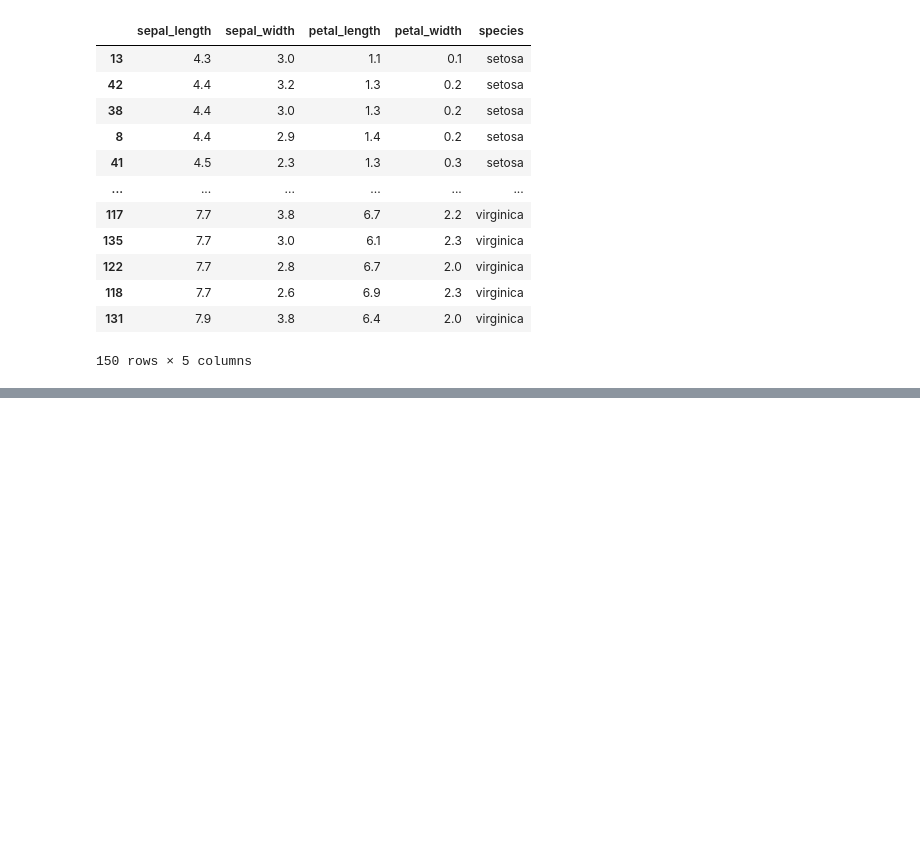
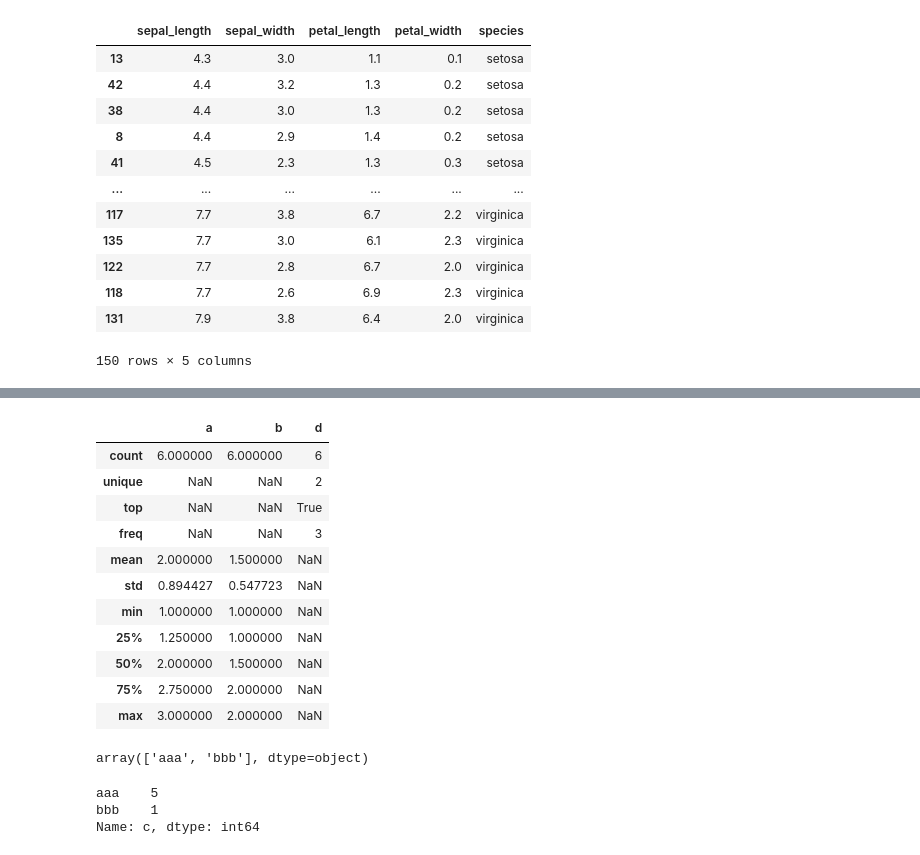
Before and after one commit to Youngsshin/ai_x, a Jupyter notebook: source/01_python/ch11_데이터프레임과시리즈(Pandas)_1~8절.ipynb, the cells around one changed output, grey strips where cells are left out. Cells and saved outputs as stored; diff of their text form; code cells hidden in the pictures; blank space fills up the shorter version.

```diff
--- a/source/01_python/ch11_데이터프레임과시리즈(Pandas)_1~8절.ipynb
+++ b/source/01_python/ch11_데이터프레임과시리즈(Pandas)_1~8절.ipynb
@@ -1413,0 +1653,25 @@ iris
+# %%
+df.describe(exclude=object) # object형인 컬럼만 제외하고 기본 통계량
+# %% [output]
+|  | a | b | d |
+| count | 6.000000 | 6.000000 | 6 |
+| unique | NaN | NaN | 2 |
+| top | NaN | NaN | True |
+| freq | NaN | NaN | 3 |
+| mean | 2.000000 | 1.500000 | NaN |
+| std | 0.894427 | 0.547723 | NaN |
+| min | 1.000000 | 1.000000 | NaN |
+| 25% | 1.250000 | 1.000000 | NaN |
+| 50% | 2.000000 | 1.500000 | NaN |
+| 75% | 2.750000 | 2.000000 | NaN |
+| max | 3.000000 | 2.000000 | NaN |
+# %%
+df['c'].unique() # 특정 컬럼의 고유 값들의 종류
+# %% [output]
+array(['aaa', 'bbb'], dtype=object)
+# %%
+df['c'].value_counts()
+# %% [output]
+aaa    5
+bbb    1
+Name: c, dtype: int64
```
Also changed, not shown: parts of 28 cells of this notebook, 1 other file.
